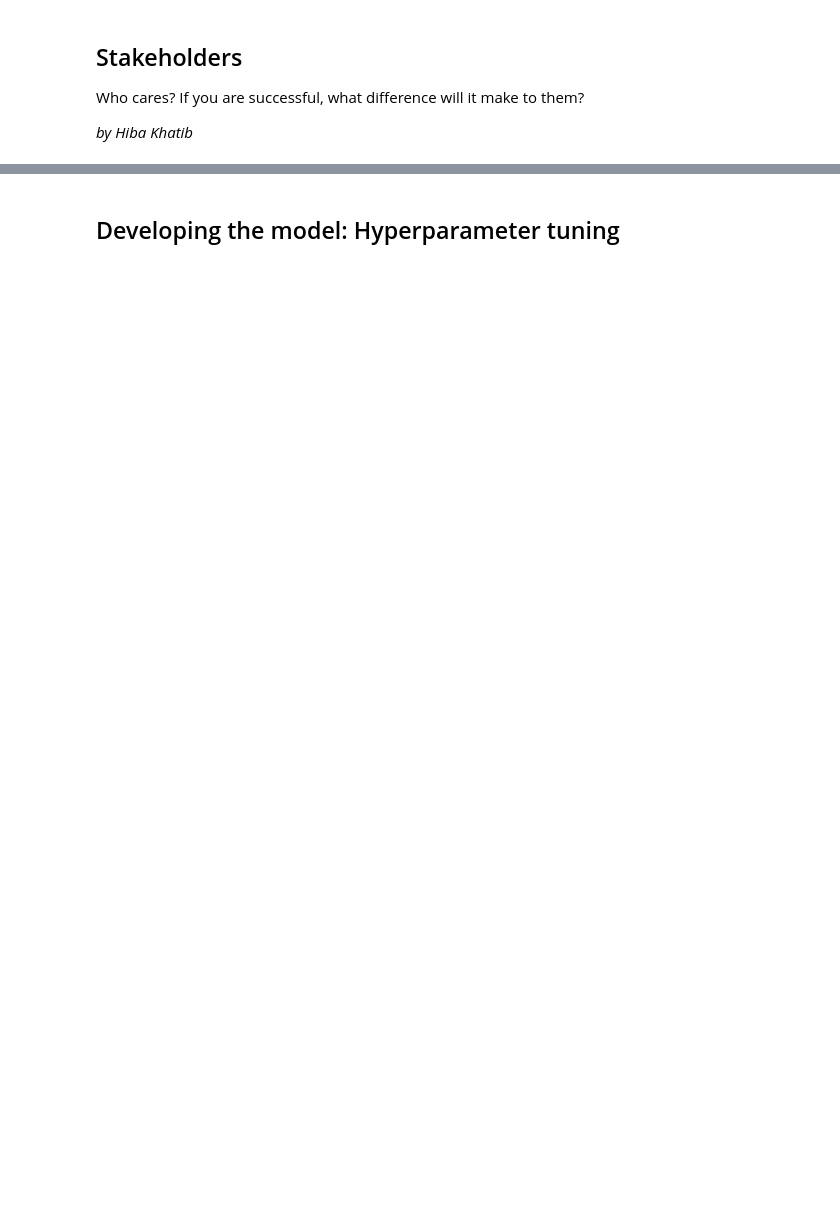
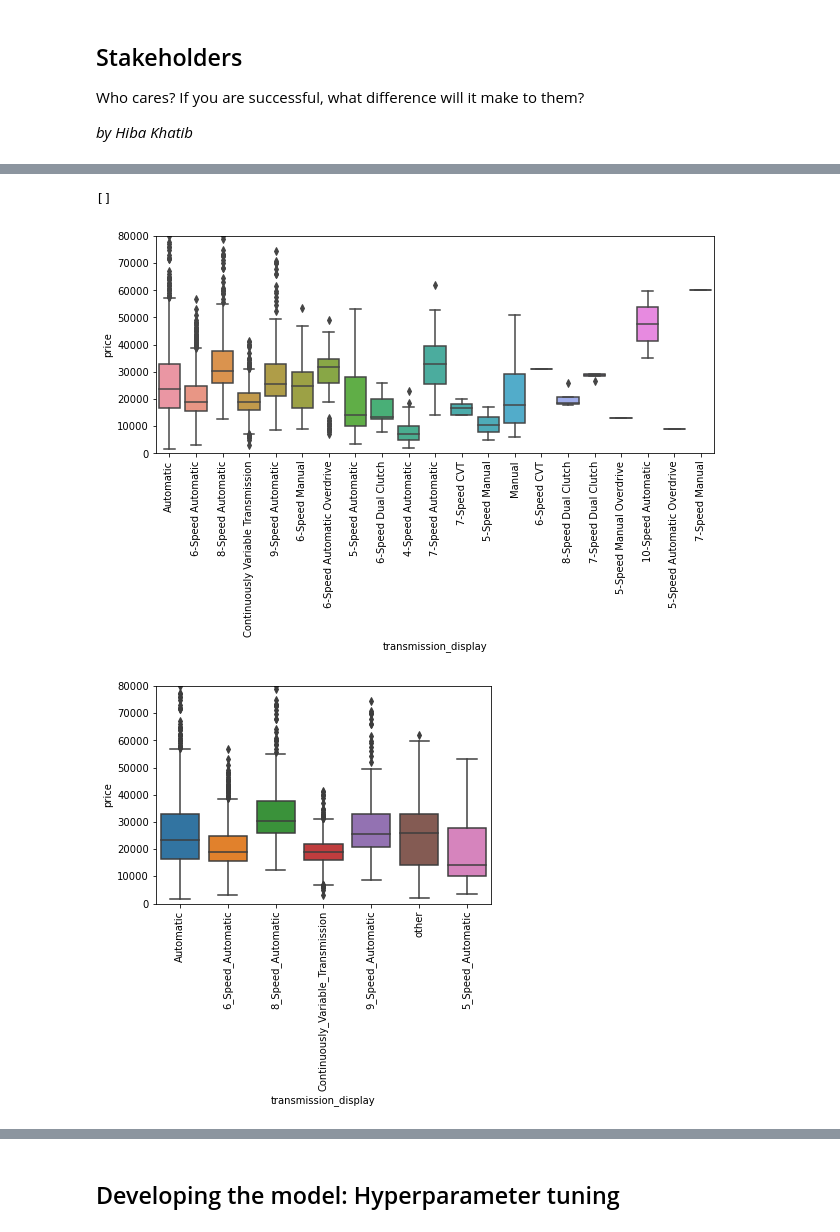
Before and after one commit to hibakhatib/Stat303-3-Final-Project, a Jupyter notebook: Final Project Report - Used Cars Regression.ipynb, the cells around one changed output, grey strips where cells are left out. Cells and saved outputs as stored; diff of their text form; code cells hidden in the pictures; blank space fills up the shorter version.

```diff
--- a/Final Project Report - Used Cars Regression.ipynb
+++ b/Final Project Report - Used Cars Regression.ipynb
@@ -91,0 +133,27 @@ Did you do any data wrangling or data preparation before the data was ready to u
+# %%
+#| echo: false
+plt.figure(figsize=(10,4))
+sns.boxplot(x="transmission_display",y="price", data = data_2)
+plt.xticks(rotation=90)
+plt.ylim(0,80000)
+plt.plot()
+
+data.transmission_display.value_counts().head()
+
+data_2['transmission_display'] = data_2['transmission_display'].apply(lambda x: 'Automatic' if x == 'Automatic' else
+                                                          '6_Speed_Automatic' if x == '6-Speed Automatic' else
+                                                          'Continuously_Variable_Transmission' if x == 'Continuously Variable Transmission' else
+                                                          '8_Speed_Automatic' if x == '8-Speed Automatic' else
+                                                          '9_Speed_Automatic' if x == '9-Speed Automatic' else
+                                                          '6_Speed_Automatic' if x == '6-Speed Automatic' else
+                                                          '5_Speed_Automatic' if x == '5-Speed Automatic' else
+                                                          'other')
+plt.figure(figsize=(6,4))
+sns.boxplot(x="transmission_display",y="price", data = data_2)
+plt.xticks(rotation=90)
+plt.ylim(0,80000)
+plt.plot()
+# %% [output]
+[]
+[figure, added]
+[figure, added]
```
Also changed, not shown: parts of 42 cells of this notebook.
